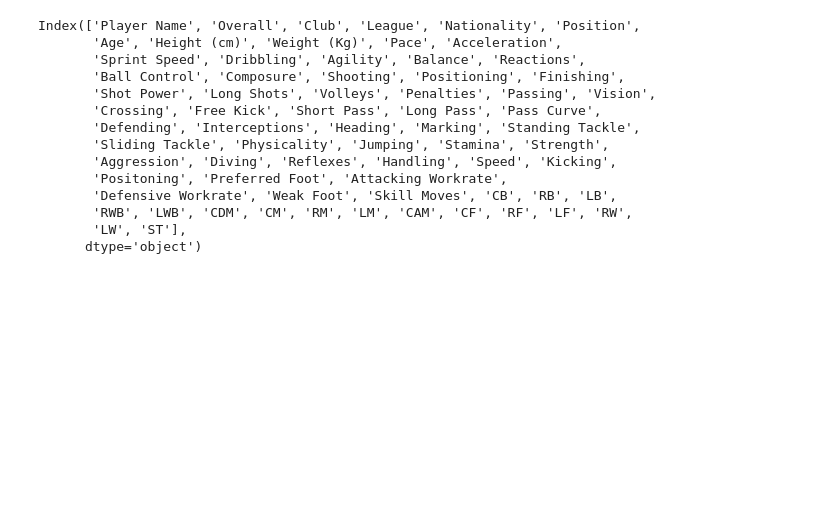
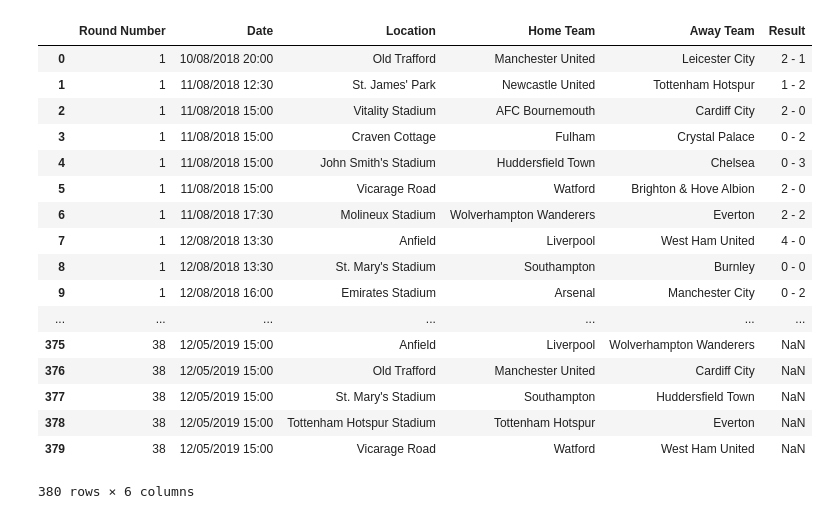
Before and after one commit to rcoutin/SoccerPredictions, a Jupyter notebook: 19_team.ipynb, the cells around one changed output. Saved outputs shown, nothing was run; the diff lists cells and outputs as text; code cells hidden in the pictures; blank space fills up the shorter version.

```diff
--- a/19_team.ipynb
+++ b/19_team.ipynb
@@ -29,20 +49,23 @@ def norm_player_names(all_players_info):
     return all_players_info
 # %%
 fixtures = norm_player_names(fixtures)
+fixtures
+# %% [output]
+|  | Round Number | Date | Location | Home Team | Away Team | Result |
+| 0 | 1 | 10/08/2018 20:00 | Old Trafford | Manchester United | Leicester City | 2 - 1 |
+| 1 | 1 | 11/08/2018 12:30 | St. James' Park | Newcastle United | Tottenham Hotspur | 1 - 2 |
+| 2 | 1 | 11/08/2018 15:00 | Vitality Stadium | AFC Bournemouth | Cardiff City | 2 - 0 |
+| 3 | 1 | 11/08/2018 15:00 | Craven Cottage | Fulham | Crystal Palace | 0 - 2 |
+| 4 | 1 | 11/08/2018 15:00 | John Smith's Stadium | Huddersfield Town | Chelsea | 0 - 3 |
+| 5 | 1 | 11/08/2018 15:00 | Vicarage Road | Watford | Brighton & Hove Albion | 2 - 0 |
+| 6 | 1 | 11/08/2018 17:30 | Molineux Stadium | Wolverhampton Wanderers | Everton | 2 - 2 |
+| 7 | 1 | 12/08/2018 13:30 | Anfield | Liverpool | West Ham United | 4 - 0 |
+| 8 | 1 | 12/08/2018 13:30 | St. Mary's Stadium | Southampton | Burnley | 0 - 0 |
+| 9 | 1 | 12/08/2018 16:00 | Emirates Stadium | Arsenal | Manchester City | 0 - 2 |
+| ... | ... | ... | ... | ... | ... | ... |
+| 375 | 38 | 12/05/2019 15:00 | Anfield | Liverpool | Wolverhampton Wanderers | NaN |
+| 376 | 38 | 12/05/2019 15:00 | Old Trafford | Manchester United | Cardiff City | NaN |
+| 377 | 38 | 12/05/2019 15:00 | St. Mary's Stadium | Southampton | Huddersfield Town | NaN |
+| 378 | 38 | 12/05/2019 15:00 | Tottenham Hotspur Stadium | Tottenham Hotspur | Everton | NaN |
+| 379 | 38 | 12/05/2019 15:00 | Vicarage Road | Watford | West Ham United | NaN |
+380 rows × 6 columns
-# %%
-data.keys()
-# %% [output]
-Index(['Player Name', 'Overall', 'Club', 'League', 'Nationality', 'Position',
-       'Age', 'Height (cm)', 'Weight (Kg)', 'Pace', 'Acceleration',
-       'Sprint Speed', 'Dribbling', 'Agility', 'Balance', 'Reactions',
-       'Ball Control', 'Composure', 'Shooting', 'Positioning', 'Finishing',
-       'Shot Power', 'Long Shots', 'Volleys', 'Penalties', 'Passing', 'Vision',
-       'Crossing', 'Free Kick', 'Short Pass', 'Long Pass', 'Pass Curve',
-       'Defending', 'Interceptions', 'Heading', 'Marking', 'Standing Tackle',
-       'Sliding Tackle', 'Physicality', 'Jumping', 'Stamina', 'Strength',
-       'Aggression', 'Diving', 'Reflexes', 'Handling', 'Speed', 'Kicking',
-       'Positoning', 'Preferred Foot', 'Attacking Workrate',
-       'Defensive Workrate', 'Weak Foot', 'Skill Moves', 'CB', 'RB', 'LB',
-       'RWB', 'LWB', 'CDM', 'CM', 'RM', 'LM', 'CAM', 'CF', 'RF', 'LF', 'RW',
-       'LW', 'ST'],
-      dtype='object')
```
Also changed, not shown: parts of 1 cell of this notebook, 2 other files.
